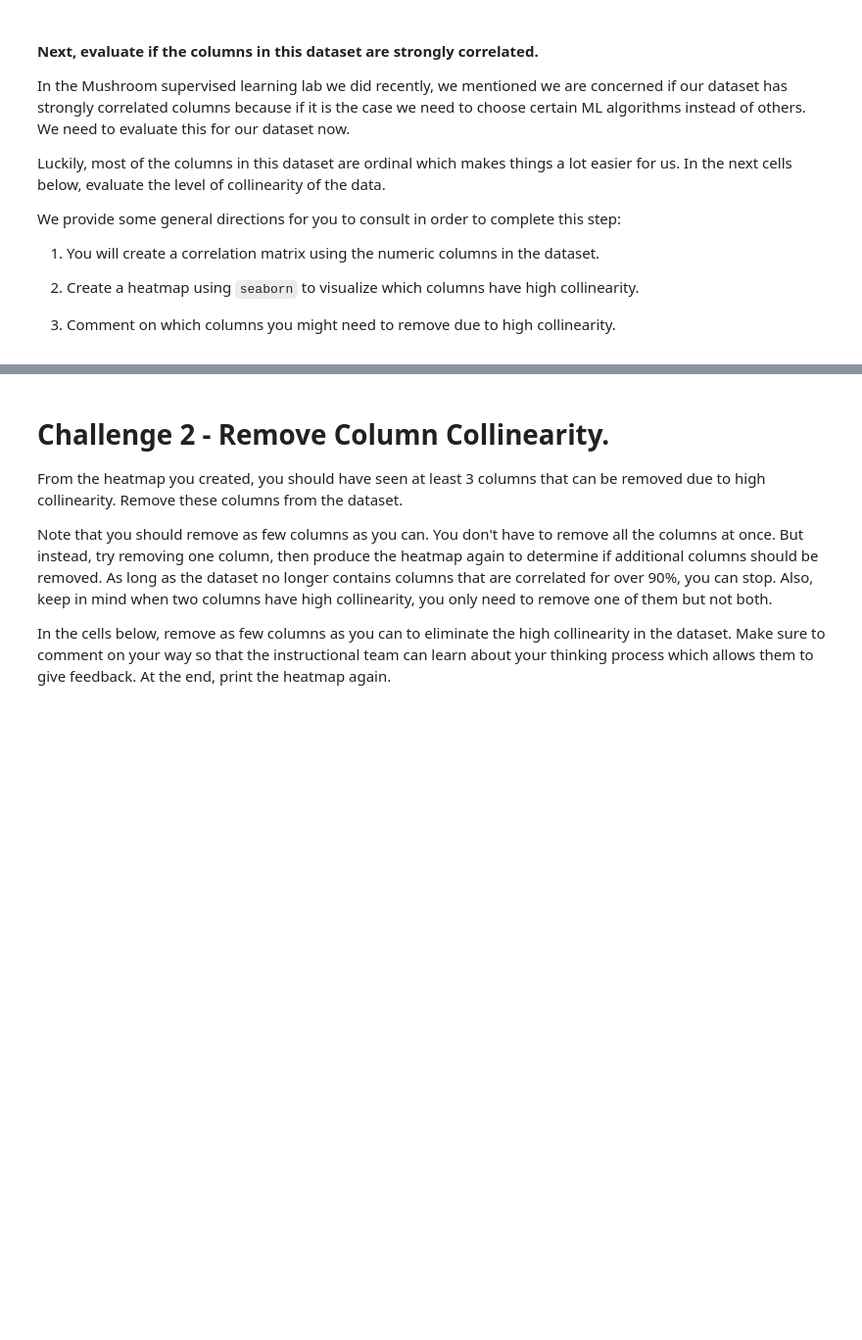
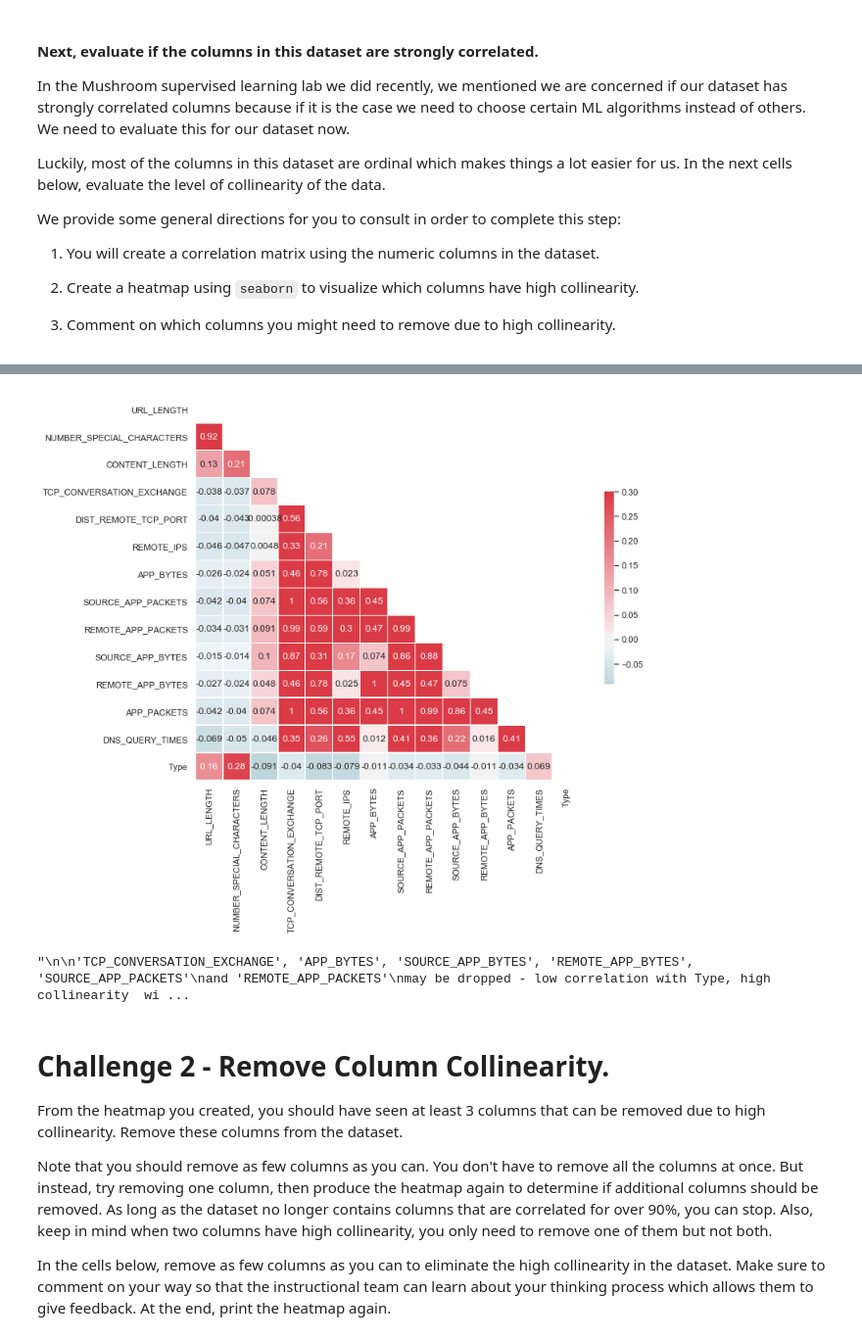
Before and after one commit to ta-data-lis/lab-supervised-learning, a Jupyter notebook: your-code/main.ipynb, the cells around one changed output, grey strips where cells are left out. Shown: that part at 98% size. Cells and saved outputs as stored; diff of their text form; code cells hidden in the pictures; blank space fills up the shorter version.

```diff
--- a/your-code/main.ipynb
+++ b/your-code/main.ipynb
@@ -57,3 +158,41 @@ We provide some general directions for you to consult in order to complete this
+# %%
+# With mask, more legible version
+
+corr = websites.corr()
+
+sns.set(style="white")
+
+# Generate a mask for the upper triangle
+mask = np.triu(np.ones_like(corr, dtype=np.bool))
+
+# Set up the matplotlib figure
+f, ax = plt.subplots(figsize=(11, 9))
+
+# Generate a custom diverging colormap
+cmap = sns.diverging_palette(220, 10, as_cmap=True)
+
+# annot=True,
+# Draw the heatmap with the mask and correct aspect ratio
+sns.heatmap(corr, mask=mask, cmap=cmap, vmax=.3, center=0,
+             square=True, annot=True, linewidths=.5, cbar_kws={"shrink": .5})
+
+plt.show()
+# %% [output]
+[figure, added]
+# %%
+# Your comment here
+# Comment on which columns you might need to remove due to high collinearity.
+
+'''
+
+'TCP_CONVERSATION_EXCHANGE', 'APP_BYTES', 'SOURCE_APP_BYTES', 'REMOTE_APP_BYTES', 'SOURCE_APP_PACKETS'
+and 'REMOTE_APP_PACKETS'
+may be dropped - low correlation with Type, high collinearity  with everything else
+
+
+'''
+# %% [output]
+"\n\n'TCP_CONVERSATION_EXCHANGE', 'APP_BYTES', 'SOURCE_APP_BYTES', 'REMOTE_APP_BYTES', 'SOURCE_APP_PACKETS'\nand 'REMOTE_APP_PACKETS'\nmay be dropped - low correlation with Type, high collinearity  wi ...
 # %% [markdown]
 # Challenge 2 - Remove Column Collinearity.
 
```
Also changed, not shown: parts of 68 cells of this notebook.
